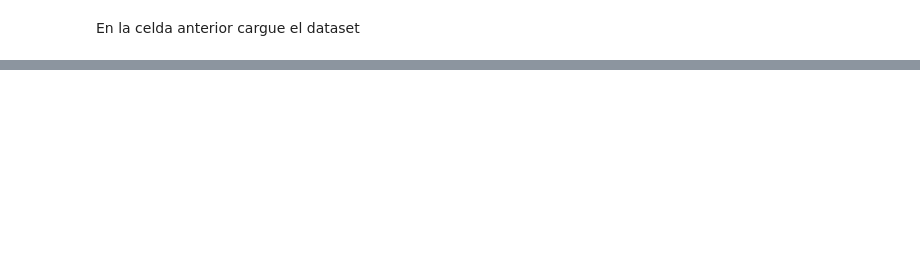
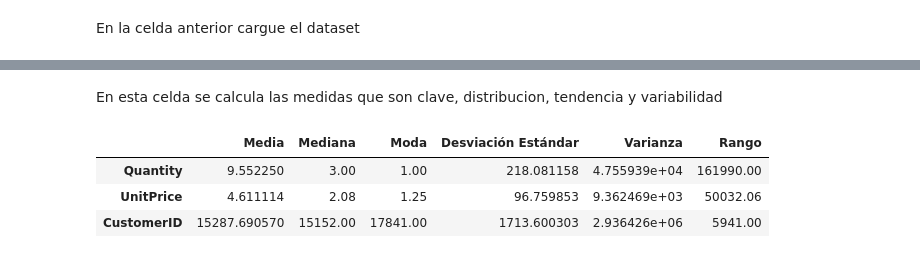
Before and after one commit to prxska/ml, a Jupyter notebook: ev1.ipynb, the cells around one changed output, grey strips where cells are left out. Drawn from its saved outputs; the diff is of its cells as text; code cells hidden in the pictures; blank space fills up the shorter version.

```diff
--- a/ev1.ipynb
+++ b/ev1.ipynb
@@ -17,0 +94,30 @@ En la celda anterior cargue el dataset
+# %% [markdown]
+En esta celda se calcula las medidas que son clave, distribucion, tendencia y variabilidad
+# %%
+# Calcular las medidas de tendencia central
+mean = df[numeric_columns].mean()  # Media
+median = df[numeric_columns].median()  # Mediana
+mode = df[numeric_columns].mode().iloc[0]  # Moda (solo la primera en caso de múltiples)
+
+# Calcular las medidas de dispersión
+std_dev = df[numeric_columns].std()  # Desviación estándar
+variance = df[numeric_columns].var()  # Varianza
+range_vals = df[numeric_columns].max() - df[numeric_columns].min()  # Rango
+
+# Crear un DataFrame con los resultados
+descriptive_stats = pd.DataFrame({
+    'Media': mean,
+    'Mediana': median,
+    'Moda': mode,
+    'Desviación Estándar': std_dev,
+    'Varianza': variance,
+    'Rango': range_vals
+})
+
+# Mostrar los resultados
+descriptive_stats
+# %% [output]
+|  | Media | Mediana | Moda | Desviación Estándar | Varianza | Rango |
+| Quantity | 9.552250 | 3.00 | 1.00 | 218.081158 | 4.755939e+04 | 161990.00 |
+| UnitPrice | 4.611114 | 2.08 | 1.25 | 96.759853 | 9.362469e+03 | 50032.06 |
+| CustomerID | 15287.690570 | 15152.00 | 17841.00 | 1713.600303 | 2.936426e+06 | 5941.00 |
```
Also changed, not shown: parts of 16 cells of this notebook.
